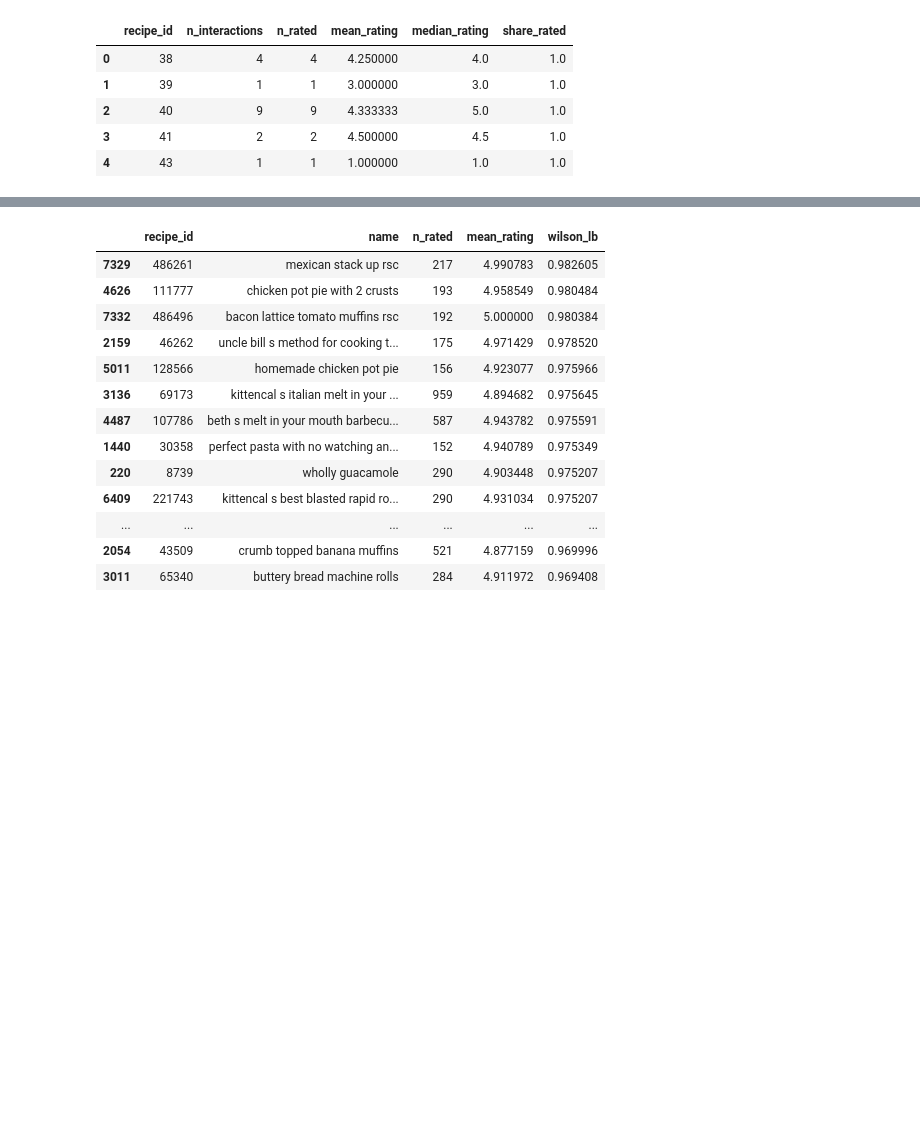
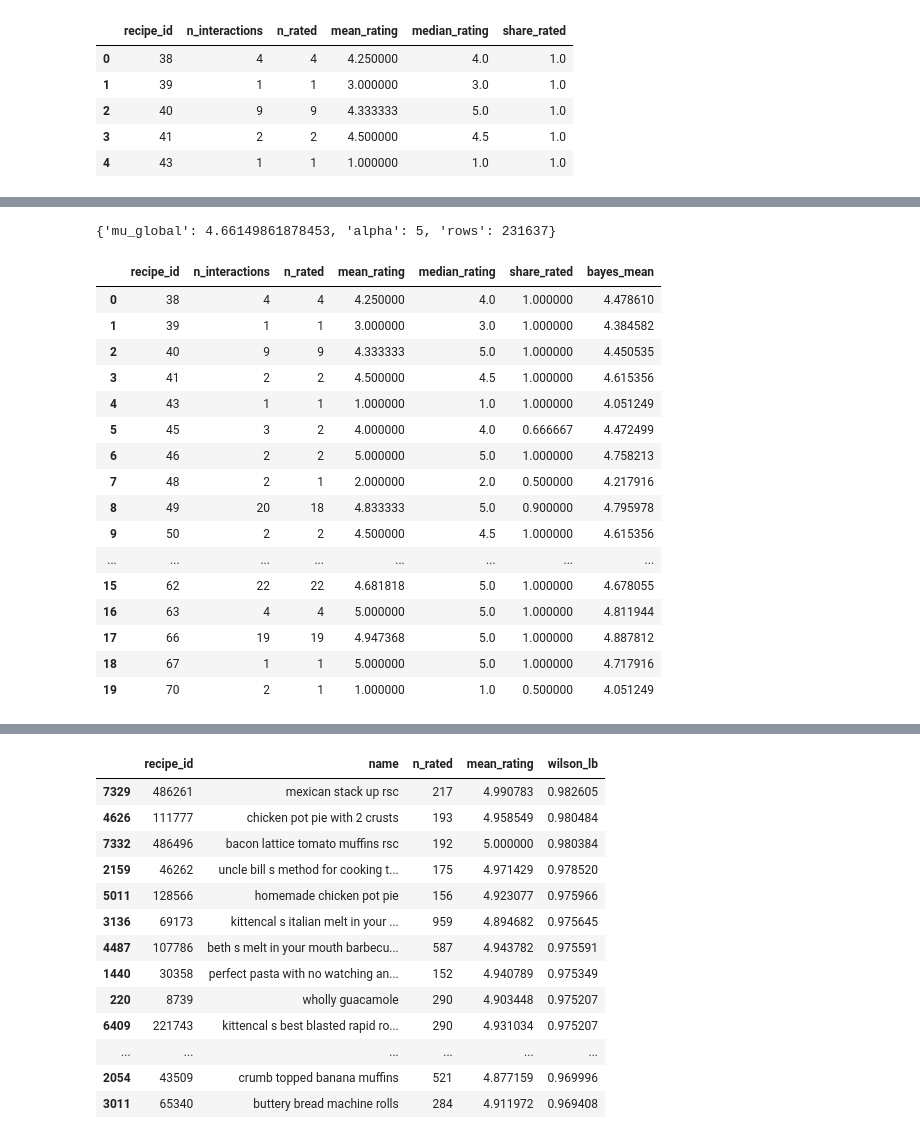
Before and after one commit to Hugosh71/Projet_Mangetamain, a Jupyter notebook: notebooks/EDA_Rating_Mourad.ipynb, the cells around one changed output, grey strips where cells are left out. Saved outputs shown, nothing was run; the diff lists cells and outputs as text; code cells hidden in the pictures; blank space fills up the shorter version.

```diff
--- a/notebooks/EDA_Rating_Mourad.ipynb
+++ b/notebooks/EDA_Rating_Mourad.ipynb
@@ -258,0 +225,65 @@ La moyenne pondérée simple ignore l’incertitude; l’approche conjointe (70%
+# %%
+# Lissage bayésien en tenant compte des 0 correctement
+# - Pas d'imputation des zéros comme vraies notes; ils restent des absences
+# - La moyenne bayésienne se fait sur les notes réelles (>0), mais la pénalisation
+#   vient naturellement des faibles n_rated (les zéros augmentent n_interactions
+#   mais pas n_rated)
+
+# Copie locale pour éviter les effets de bord
+interactions = interactions.copy()
+
+# 1) Statistiques globales sur les notes réelles (>0)
+ratings_real = interactions.loc[interactions['rating'] > 0, 'rating']
+mu_global = ratings_real.mean()
+alpha = 5  # hyperparamètre à ajuster si besoin
+
+# 2) Agrégations par recette: compte notés et somme des notes réelles
+agg_bayes = (
+    interactions.assign(rating_real=lambda d: d['rating'].where(d['rating'] > 0, np.nan))
+    .groupby('recipe_id')
+    .agg(
+        n_interactions=('user_id', 'count'),                # inclut zéros
+        n_rated=('rating', lambda s: (s > 0).sum()),        # exclut zéros
+        sum_rating_real=('rating_real', 'sum'),
+    )
+    .reset_index()
+)
+
+# 3) Score bayésien (lisse la moyenne des notes réelles)
+agg_bayes['bayes_mean'] = (
+    (agg_bayes['sum_rating_real'].fillna(0.0) + alpha * mu_global)
+    / (agg_bayes['n_rated'].clip(lower=0) + alpha)
+)
+
+# 4) Merge avec la table agrégée existante `agg` (si déjà créée plus haut)
+try:
+    agg = agg.merge(
+        agg_bayes[['recipe_id', 'bayes_mean']],
+        on='recipe_id', how='left'
+    )
+except NameError:
+    # Si `agg` n'existe pas encore, on ne force pas sa création ici
+    pass
+
+# 5) Affichage de contrôle
+print({'mu_global': float(mu_global), 'alpha': alpha, 'rows': int(agg.shape[0])})
+display(agg.head(20))
+# %% [output]
+{'mu_global': 4.66149861878453, 'alpha': 5, 'rows': 231637}
+|  | recipe_id | n_interactions | n_rated | mean_rating | median_rating | share_rated | bayes_mean |
+| 0 | 38 | 4 | 4 | 4.250000 | 4.0 | 1.000000 | 4.478610 |
+| 1 | 39 | 1 | 1 | 3.000000 | 3.0 | 1.000000 | 4.384582 |
+| 2 | 40 | 9 | 9 | 4.333333 | 5.0 | 1.000000 | 4.450535 |
+| 3 | 41 | 2 | 2 | 4.500000 | 4.5 | 1.000000 | 4.615356 |
+| 4 | 43 | 1 | 1 | 1.000000 | 1.0 | 1.000000 | 4.051249 |
+| 5 | 45 | 3 | 2 | 4.000000 | 4.0 | 0.666667 | 4.472499 |
+| 6 | 46 | 2 | 2 | 5.000000 | 5.0 | 1.000000 | 4.758213 |
+| 7 | 48 | 2 | 1 | 2.000000 | 2.0 | 0.500000 | 4.217916 |
+| 8 | 49 | 20 | 18 | 4.833333 | 5.0 | 0.900000 | 4.795978 |
+| 9 | 50 | 2 | 2 | 4.500000 | 4.5 | 1.000000 | 4.615356 |
+| ... | ... | ... | ... | ... | ... | ... | ... |
+| 15 | 62 | 22 | 22 | 4.681818 | 5.0 | 1.000000 | 4.678055 |
+| 16 | 63 | 4 | 4 | 5.000000 | 5.0 | 1.000000 | 4.811944 |
+| 17 | 66 | 19 | 19 | 4.947368 | 5.0 | 1.000000 | 4.887812 |
+| 18 | 67 | 1 | 1 | 5.000000 | 5.0 | 1.000000 | 4.717916 |
+| 19 | 70 | 2 | 1 | 1.000000 | 1.0 | 0.500000 | 4.051249 |
```
Also changed, not shown: parts of 36 cells of this notebook, 4 other files.
